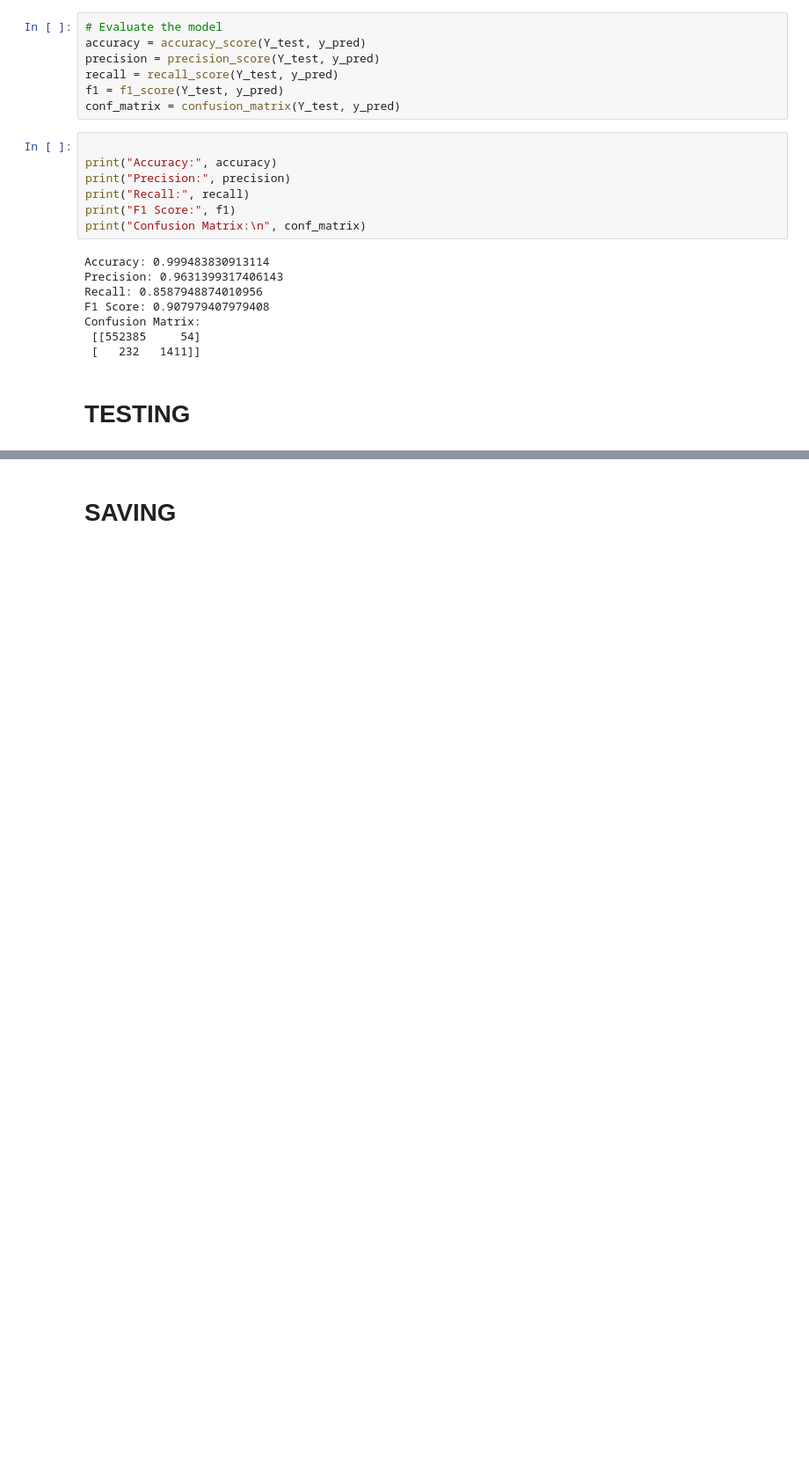
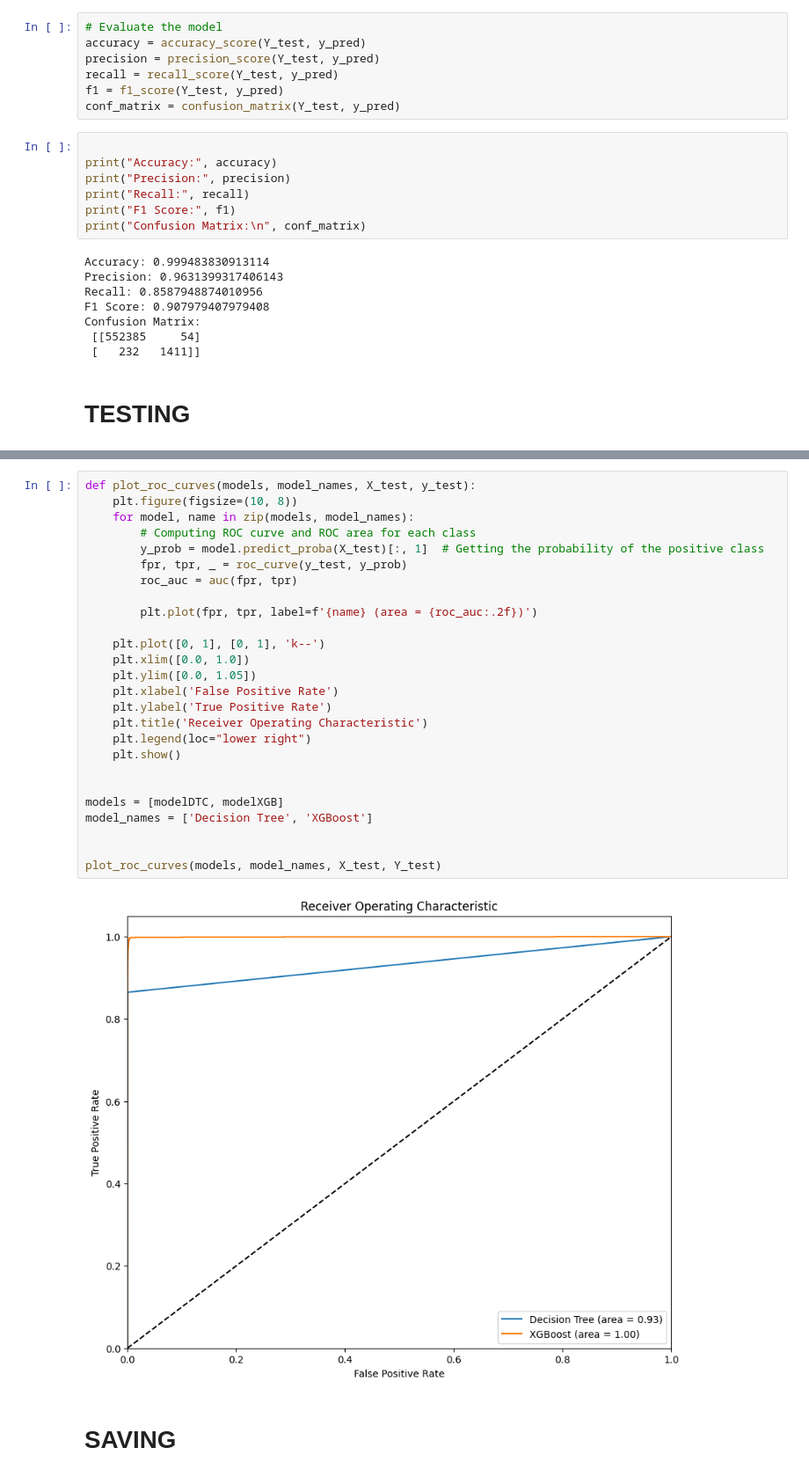
Before and after one commit to Abdullah1423/ML_fraud_Detection, a Jupyter notebook: fraud_Detection.ipynb, the cells around one changed output, grey strips where cells are left out. Shown at 88% size. Drawn from its saved outputs; the diff is of its cells as text; blank space fills up the shorter version.

```diff
--- a/fraud_Detection.ipynb
+++ b/fraud_Detection.ipynb
@@ -578,3 +634,31 @@ ValueError: Classification metrics can't handle a mix of continuous-multioutput
+# %%
+def plot_roc_curves(models, model_names, X_test, y_test):
+    plt.figure(figsize=(10, 8))
+    for model, name in zip(models, model_names):
+        # Computing ROC curve and ROC area for each class
+        y_prob = model.predict_proba(X_test)[:, 1]  # Getting the probability of the positive class
+        fpr, tpr, _ = roc_curve(y_test, y_prob)
+        roc_auc = auc(fpr, tpr)
+
+        plt.plot(fpr, tpr, label=f'{name} (area = {roc_auc:.2f})')
+
+    plt.plot([0, 1], [0, 1], 'k--')
+    plt.xlim([0.0, 1.0])
+    plt.ylim([0.0, 1.05])
+    plt.xlabel('False Positive Rate')
+    plt.ylabel('True Positive Rate')
+    plt.title('Receiver Operating Characteristic')
+    plt.legend(loc="lower right")
+    plt.show()
+
+
+models = [modelDTC, modelXGB]
+model_names = ['Decision Tree', 'XGBoost']
+
+
+plot_roc_curves(models, model_names, X_test, Y_test)
+# %% [output]
+[figure, added]
 # %% [markdown]
 # SAVING
 # %%
```
Also changed, not shown: parts of 34 cells of this notebook, 2 other files.
